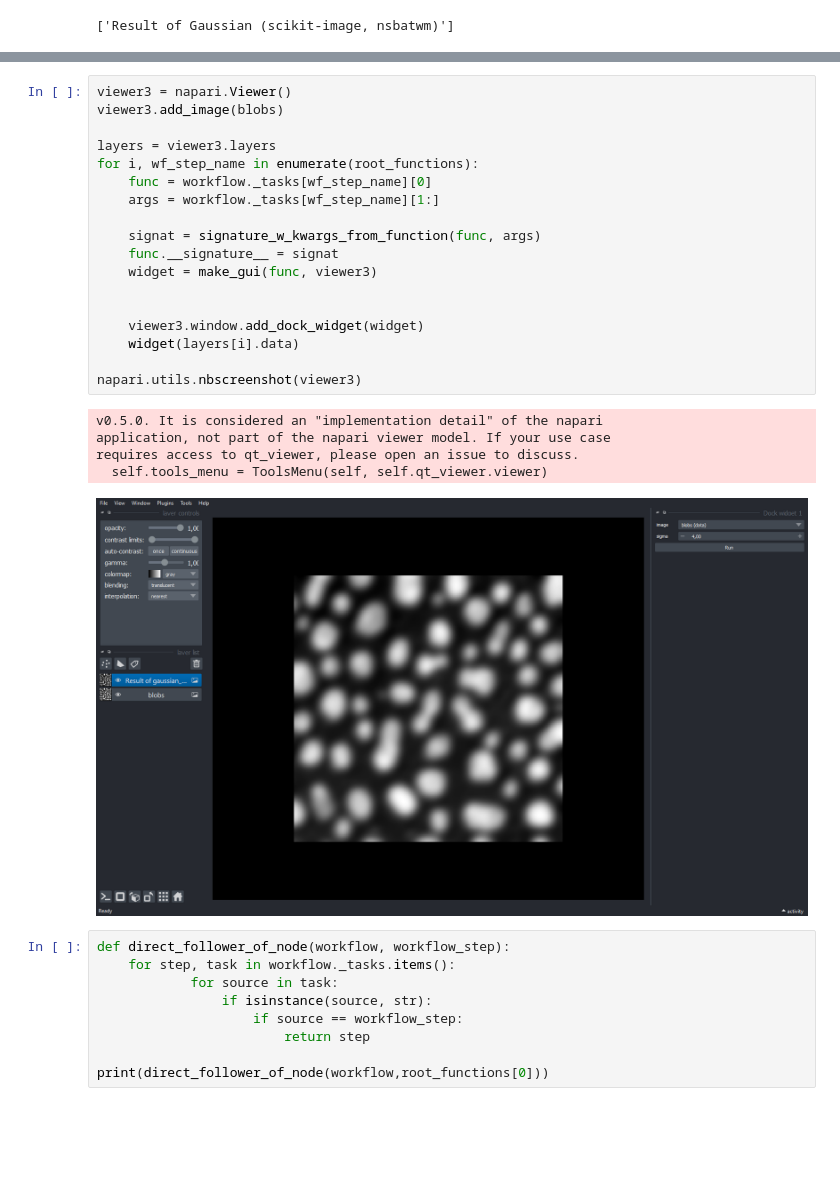
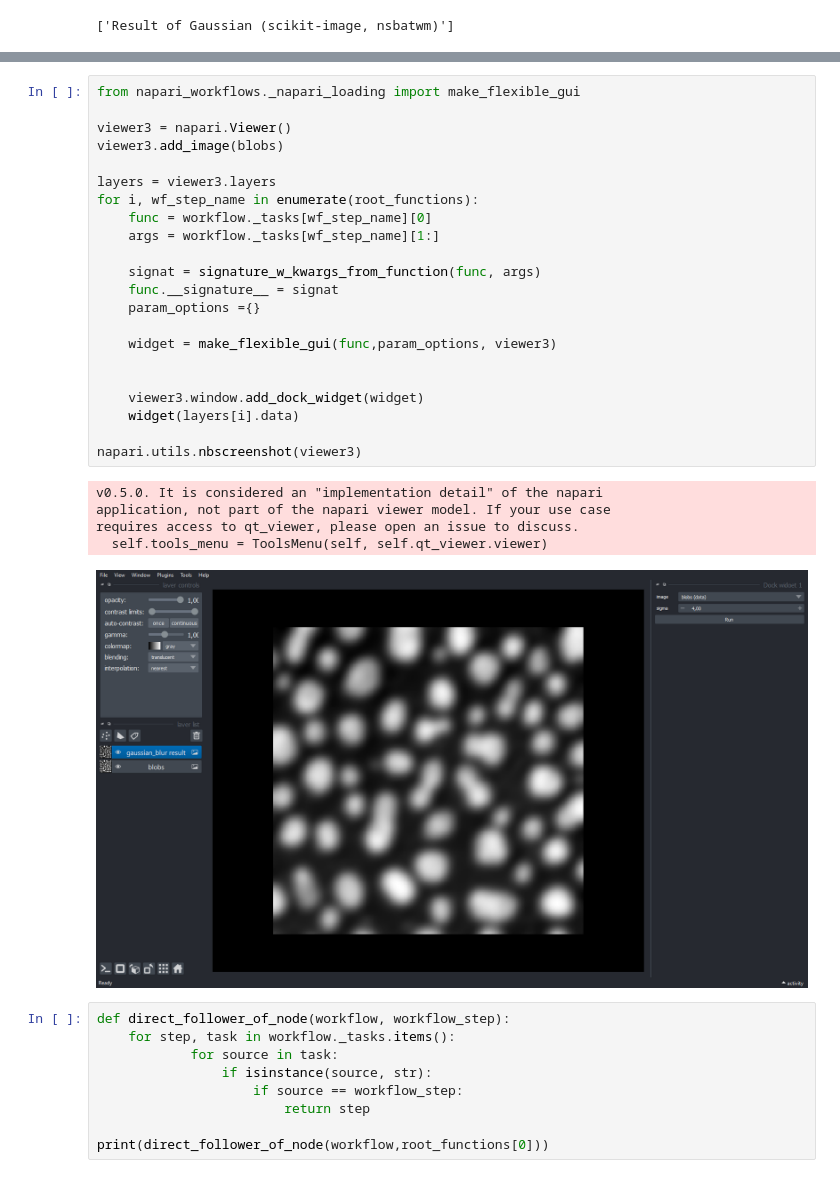
Before and after one commit to Cryaaa/napari-workflows, a Jupyter notebook: docs/Testing Automatically Generated Workflows after loading (improvement).ipynb, the cells around one changed output, grey strips where cells are left out. Cells and saved outputs as stored; diff of their text form; blank space fills up the shorter version.

```diff
--- a/docs/Testing Automatically Generated Workflows after loading (improvement).ipynb
+++ b/docs/Testing Automatically Generated Workflows after loading (improvement).ipynb
@@ -98,27 +131,31 @@ old_to_new_name_mapping
 # %%
+from napari_workflows._napari_loading import make_flexible_gui
+
 viewer3 = napari.Viewer()
 viewer3.add_image(blobs)
 
 layers = viewer3.layers
 for i, wf_step_name in enumerate(root_functions):
     func = workflow._tasks[wf_step_name][0]
     args = workflow._tasks[wf_step_name][1:]
 
     signat = signature_w_kwargs_from_function(func, args)
     func.__signature__ = signat
-    widget = make_gui(func, viewer3)
+    param_options ={}
+
+    widget = make_flexible_gui(func,param_options, viewer3)
 
 
     viewer3.window.add_dock_widget(widget)
     widget(layers[i].data)
 
 napari.utils.nbscreenshot(viewer3)
 # %% [output]
 v0.5.0. It is considered an "implementation detail" of the napari
 application, not part of the napari viewer model. If your use case
 requires access to qt_viewer, please open an issue to discuss.
   self.tools_menu = ToolsMenu(self, self.qt_viewer.viewer)
-[figure, old version]
+[figure, new version]
 # %%
 def direct_follower_of_node(workflow, workflow_step):
     for step, task in workflow._tasks.items():
```
Also changed, not shown: parts of 6 cells of this notebook, 1 other file.
